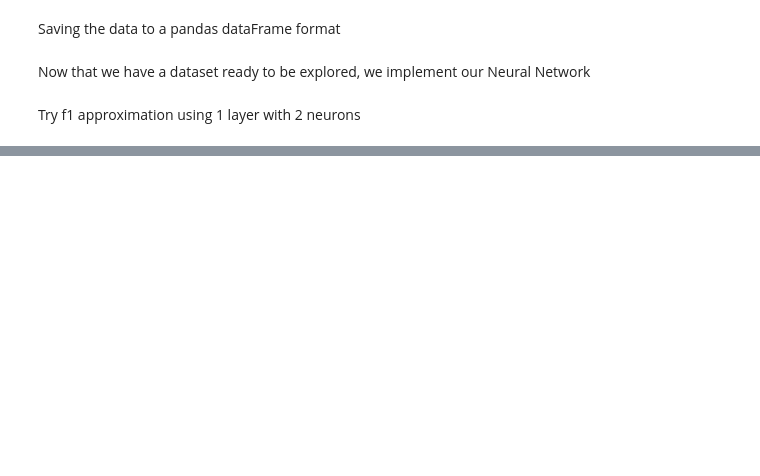
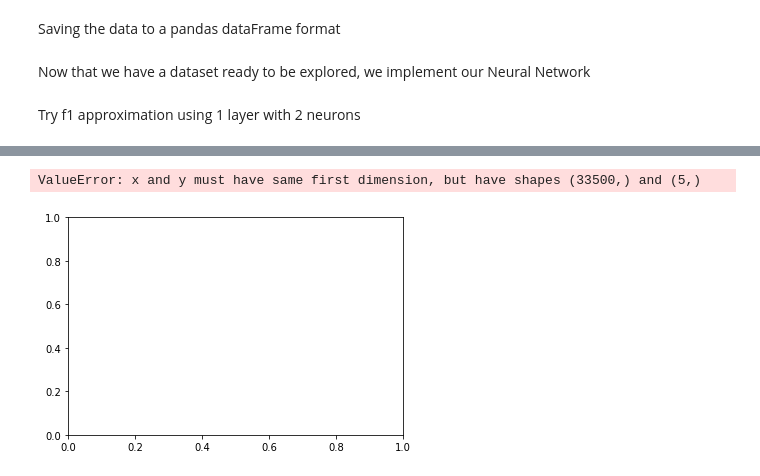
Before and after one commit to cheikh42/functionapproximation, a Jupyter notebook: noteboook.ipynb, the cells around one changed output, grey strips where cells are left out. Drawn from its saved outputs; the diff is of its cells as text; code cells hidden in the pictures; blank space fills up the shorter version.

```diff
--- a/noteboook.ipynb
+++ b/noteboook.ipynb
@@ -127,0 +114,2 @@ NeuralNetwork(
+# %%
+Input_train, Input_test,f1_train ,f1_test = train_test_split(Input_data, f1_data , test_size=0.33, random_state=42)
@@ -127,0 +118,5 @@ NeuralNetwork(
+# %%
+Input_train=torch.Tensor(Input_train)
+f1_train=torch.Tensor(f1_train)
+Input_test=torch.Tensor(Input_test)
+f1_test=torch.Tensor(f1_test)
@@ -128,4 +125,3 @@ NeuralNetwork(
 # %%
-# define loss func and optimizer
-loss_func = nn.NLLLoss()
-optimizer = torch.optim.SGD(model.parameters(), lr=0.003)
+criterion= nn.MSELoss()
+optimizer=torch.optim.Adam(model_1_f1.parameters(), lr=0.01)
@@ -138,19 +130,26 @@ from tqdm import tqdm
 # %%
 # train
 epochs = 5
+loss_array=[]
 for e in range(epochs):
     running_loss = 0
     # batch training
-    for features, labels in train_loader:
 
-        # forward pass
-        output = model(features)
-        loss = loss_func(output, labels)
 
-        optimizer.zero_grad() # clear previous gradients
-        loss.backward() # backward pass
-        optimizer.step()
+    # forward pass
+    output = model_1_f1(Input_train)
 
-        running_loss += loss.item()
-else:
-    print(loss.item())
+    # compute the loss
+    loss = criterion(output, f1_train)
+
+
+    optimizer.zero_grad() # clear previous gradients
+    loss.backward() # backward pass
+    optimizer.step()
+
+    loss_array+=[loss.item()]
+# %%
+plt.plot(range(epochs*len(Input_train)),loss_array)
+# %% [output]
+ValueError: x and y must have same first dimension, but have shapes (33500,) and (5,)
+[figure, added]
```
Also changed, not shown: parts of 17 cells of this notebook, 3 other files.
